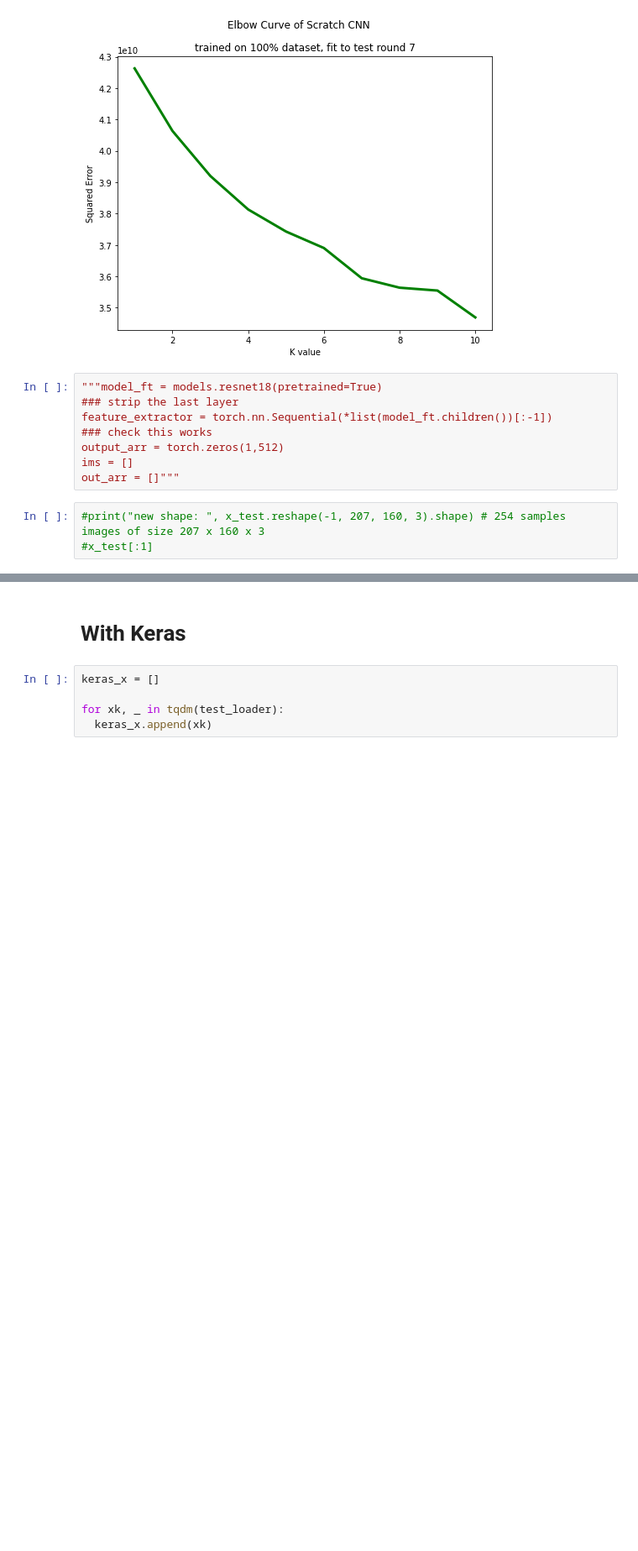
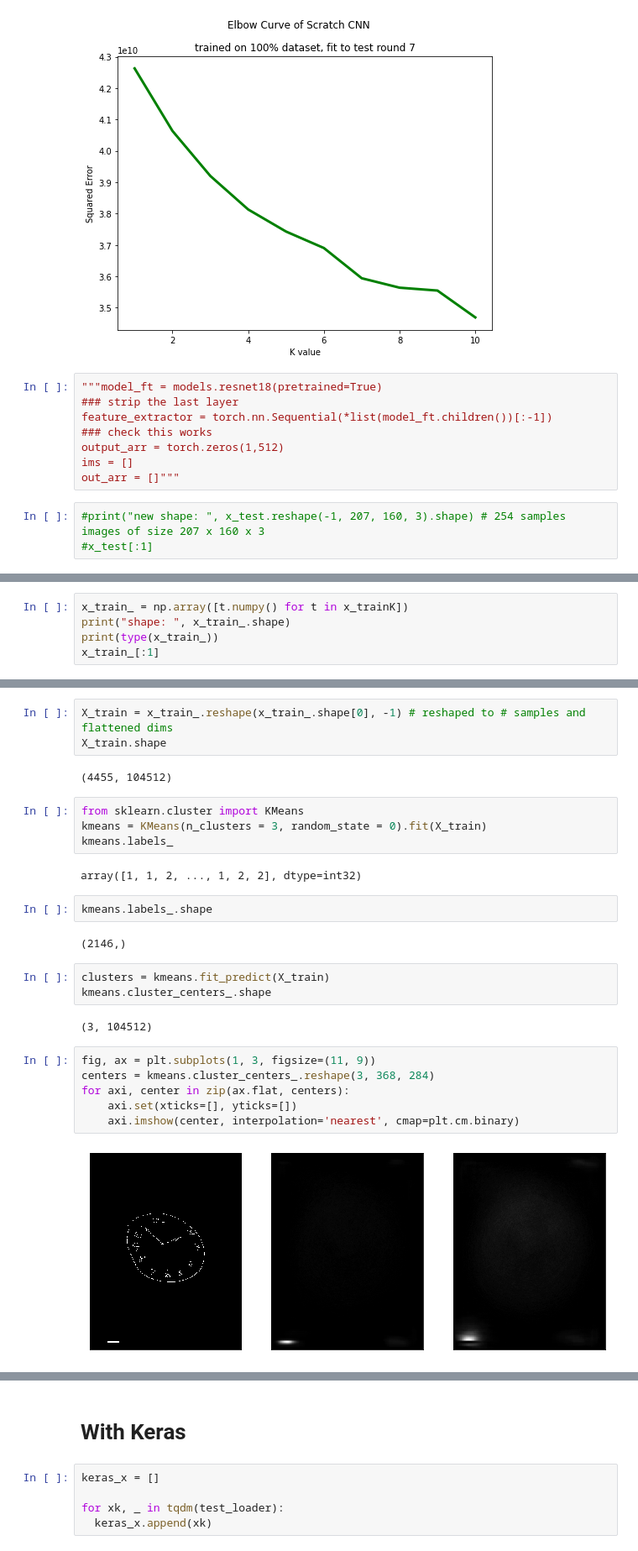
Before and after one commit to ian-byrne/MADSmilestone2, a Jupyter notebook: Transfer_Learning_Kmeans.ipynb, the cells around one changed output, grey strips where cells are left out. Shown at 84% size. Cells and saved outputs as stored; diff of their text form; blank space fills up the shorter version.

Commit message:
kmeans for labeling added

```diff
--- a/Transfer_Learning_Kmeans.ipynb
+++ b/Transfer_Learning_Kmeans.ipynb
@@ -477,0 +499,5 @@ out_arr = []"""
+# %%
+x_train_ = np.array([t.numpy() for t in x_trainK])
+print("shape: ", x_train_.shape)
+print(type(x_train_))
+x_train_[:1]
@@ -477,0 +514,28 @@ out_arr = []"""
+# %%
+X_train = x_train_.reshape(x_train_.shape[0], -1) # reshaped to # samples and flattened dims
+X_train.shape
+# %% [output]
+(4455, 104512)
+# %%
+from sklearn.cluster import KMeans
+kmeans = KMeans(n_clusters = 3, random_state = 0).fit(X_train)
+kmeans.labels_
+# %% [output]
+array([1, 1, 2, ..., 1, 2, 2], dtype=int32)
+# %%
+kmeans.labels_.shape
+# %% [output]
+(2146,)
+# %%
+clusters = kmeans.fit_predict(X_train)
+kmeans.cluster_centers_.shape
+# %% [output]
+(3, 104512)
+# %%
+fig, ax = plt.subplots(1, 3, figsize=(11, 9))
+centers = kmeans.cluster_centers_.reshape(3, 368, 284)
+for axi, center in zip(ax.flat, centers):
+    axi.set(xticks=[], yticks=[])
+    axi.imshow(center, interpolation='nearest', cmap=plt.cm.binary)
+# %% [output]
+[figure, added]
```
Also changed, not shown: parts of 14 cells of this notebook.
